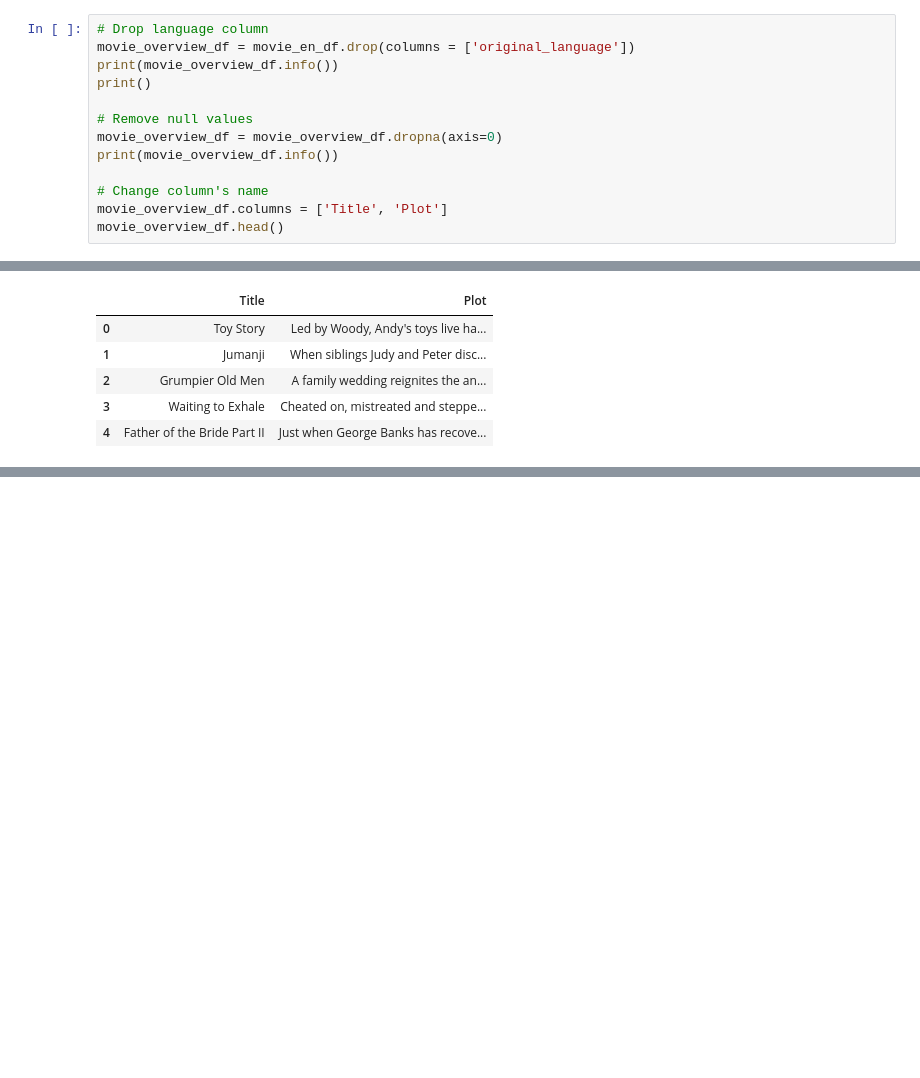
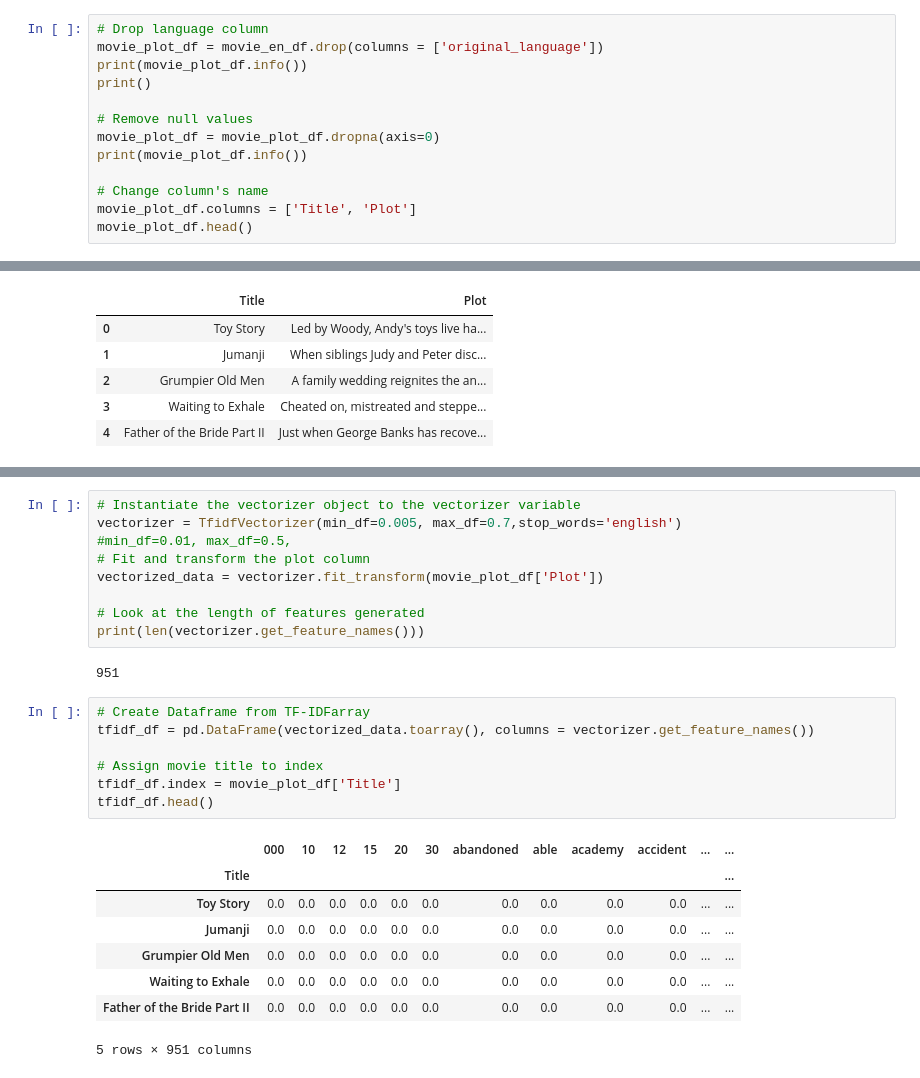
Before and after one commit to wswu001/Recommendation-Engine-for-Movies, a Jupyter notebook: Part2_content_based.ipynb, the cells around one changed output, grey strips where cells are left out. Saved outputs shown, nothing was run; the diff lists cells and outputs as text; blank space fills up the shorter version.

```diff
--- a/Part2_content_based.ipynb
+++ b/Part2_content_based.ipynb
@@ -222,17 +223,17 @@ dtype: int64
 | 4 | en | Father of the Bride Part II | Just when George Banks has recove... |
 # %%
 # Drop language column
-movie_overview_df = movie_en_df.drop(columns = ['original_language'])
-print(movie_overview_df.info())
+movie_plot_df = movie_en_df.drop(columns = ['original_language'])
+print(movie_plot_df.info())
 print()
 
 # Remove null values
-movie_overview_df = movie_overview_df.dropna(axis=0)
-print(movie_overview_df.info())
+movie_plot_df = movie_plot_df.dropna(axis=0)
+print(movie_plot_df.info())
 
 # Change column's name
-movie_overview_df.columns = ['Title', 'Plot']
-movie_overview_df.head()
+movie_plot_df.columns = ['Title', 'Plot']
+movie_plot_df.head()
 # %% [output]
 <class 'pandas.core.frame.DataFrame'>
 Int64Index: 32269 entries, 0 to 45465
@@ -259,0 +268,27 @@ None
+# %%
+# Instantiate the vectorizer object to the vectorizer variable
+vectorizer = TfidfVectorizer(min_df=0.005, max_df=0.7,stop_words='english')
+#min_df=0.01, max_df=0.5,
+# Fit and transform the plot column
+vectorized_data = vectorizer.fit_transform(movie_plot_df['Plot'])
+
+# Look at the length of features generated
+print(len(vectorizer.get_feature_names()))
+# %% [output]
+951
+# %%
+# Create Dataframe from TF-IDFarray
+tfidf_df = pd.DataFrame(vectorized_data.toarray(), columns = vectorizer.get_feature_names())
+
+# Assign movie title to index
+tfidf_df.index = movie_plot_df['Title']
+tfidf_df.head()
+# %% [output]
+|  | 000 | 10 | 12 | 15 | 20 | 30 | abandoned | able | academy | accident | ... | ... |
+| Title |  |  |  |  |  |  |  |  |  |  |  | ... |
+| Toy Story | 0.0 | 0.0 | 0.0 | 0.0 | 0.0 | 0.0 | 0.0 | 0.0 | 0.0 | 0.0 | ... | ... |
+| Jumanji | 0.0 | 0.0 | 0.0 | 0.0 | 0.0 | 0.0 | 0.0 | 0.0 | 0.0 | 0.0 | ... | ... |
+| Grumpier Old Men | 0.0 | 0.0 | 0.0 | 0.0 | 0.0 | 0.0 | 0.0 | 0.0 | 0.0 | 0.0 | ... | ... |
+| Waiting to Exhale | 0.0 | 0.0 | 0.0 | 0.0 | 0.0 | 0.0 | 0.0 | 0.0 | 0.0 | 0.0 | ... | ... |
+| Father of the Bride Part II | 0.0 | 0.0 | 0.0 | 0.0 | 0.0 | 0.0 | 0.0 | 0.0 | 0.0 | 0.0 | ... | ... |
+5 rows × 951 columns
```
Also changed, not shown: parts of 7 cells of this notebook.
